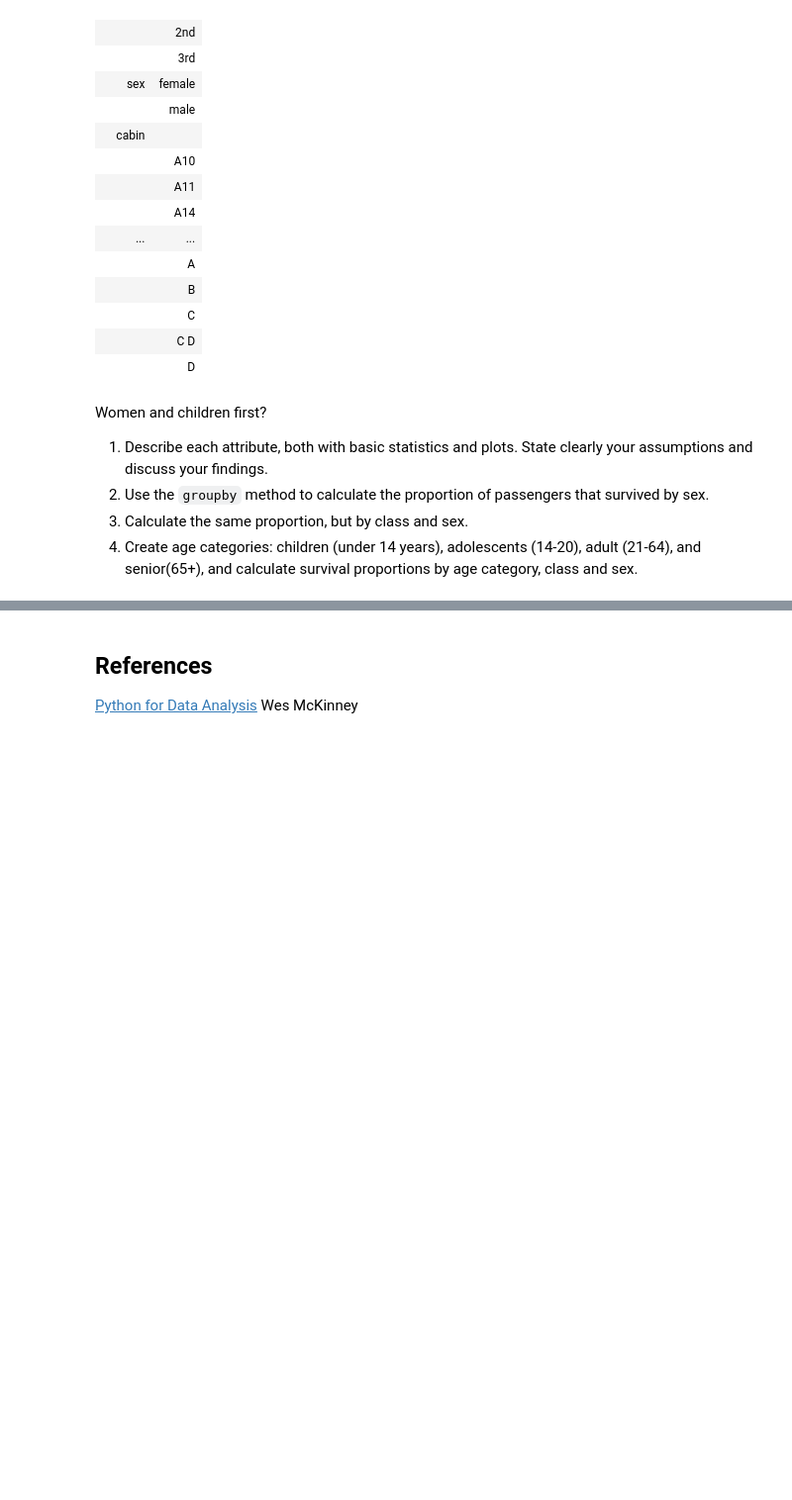
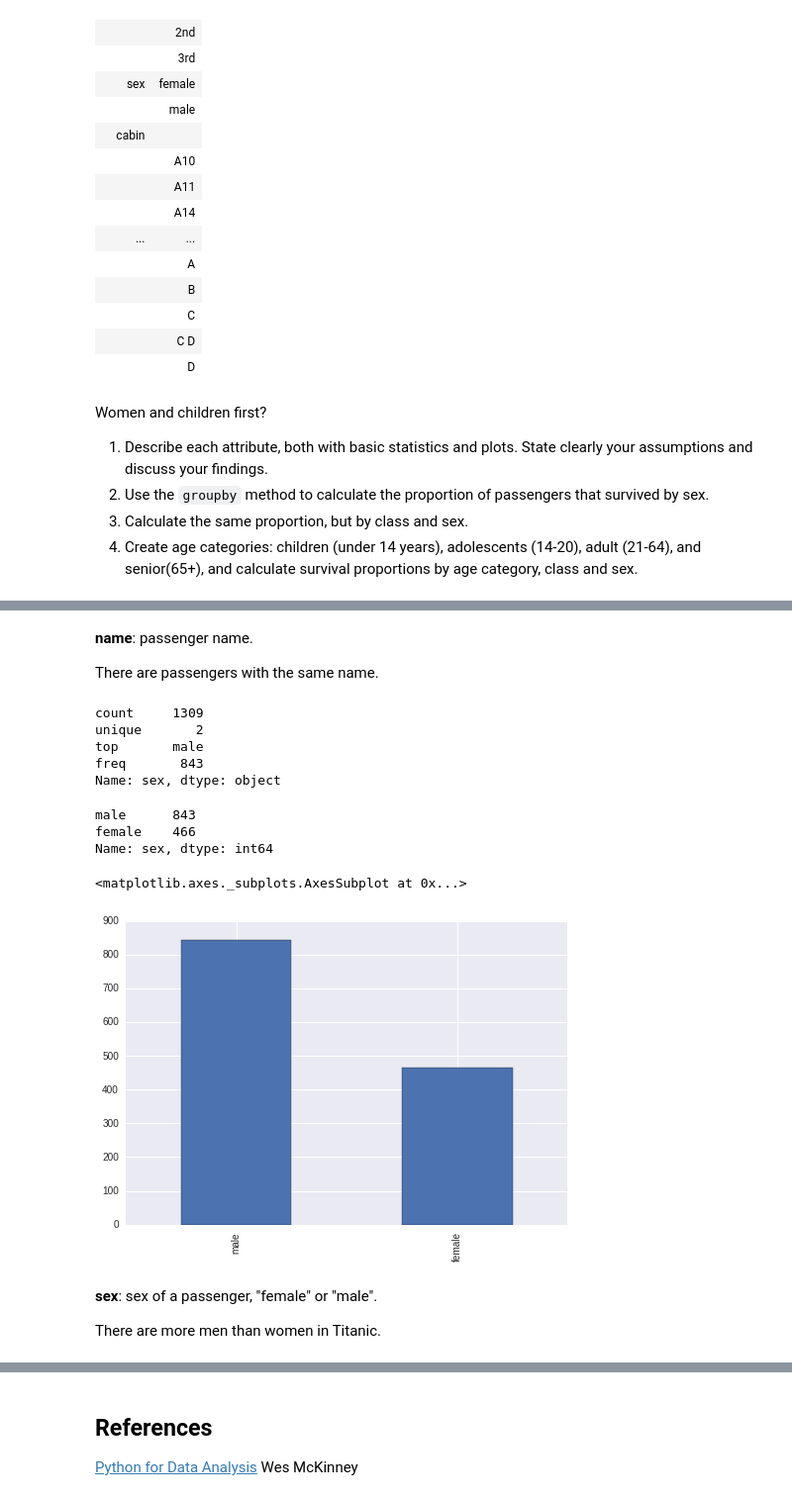
Before and after one commit to BeforeRain/ADA-homework, a Jupyter notebook: 01 - Pandas and Data Wrangling/Data Wrangling with Pandas.ipynb, the cells around one changed output, grey strips where cells are left out. Shown at 99% size. Drawn from its saved outputs; the diff is of its cells as text; code cells hidden in the pictures; blank space fills up the shorter version.

```diff
--- a/01 - Pandas and Data Wrangling/Data Wrangling with Pandas.ipynb
+++ b/01 - Pandas and Data Wrangling/Data Wrangling with Pandas.ipynb
@@ -1705,0 +833,27 @@ Women and children first?
+# %% [markdown]
+**name**: passenger name.
+
+There are passengers with the same name.
+# %%
+titanic.sex.describe()
+# %% [output]
+count     1309
+unique       2
+top       male
+freq       843
+Name: sex, dtype: object
+# %%
+titanic.sex.value_counts()
+# %% [output]
+male      843
+female    466
+Name: sex, dtype: int64
+# %%
+titanic.sex.value_counts().plot(kind='bar')
+# %% [output]
+<matplotlib.axes._subplots.AxesSubplot at 0x...>
+[figure, added]
+# %% [markdown]
+**sex**: sex of a passenger, "female" or "male".
+
+There are more men than women in Titanic.
```
Also changed, not shown: parts of 169 cells of this notebook.
